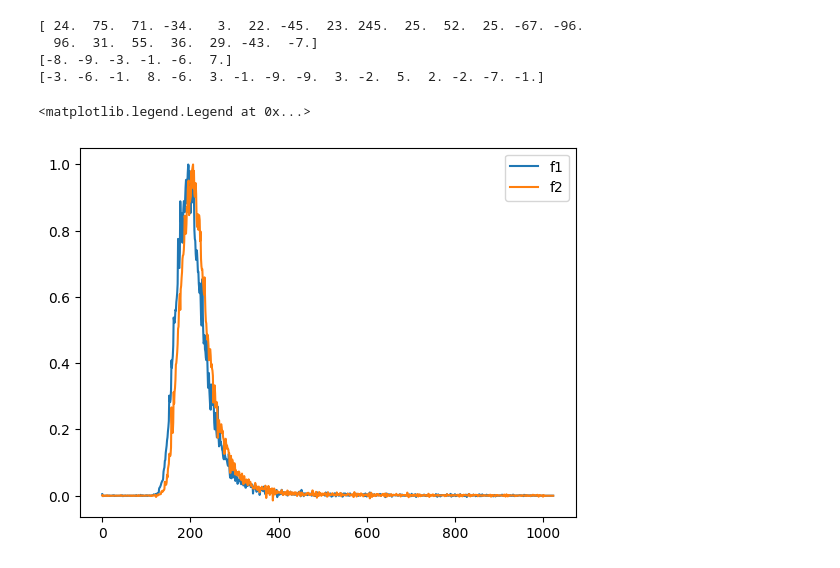
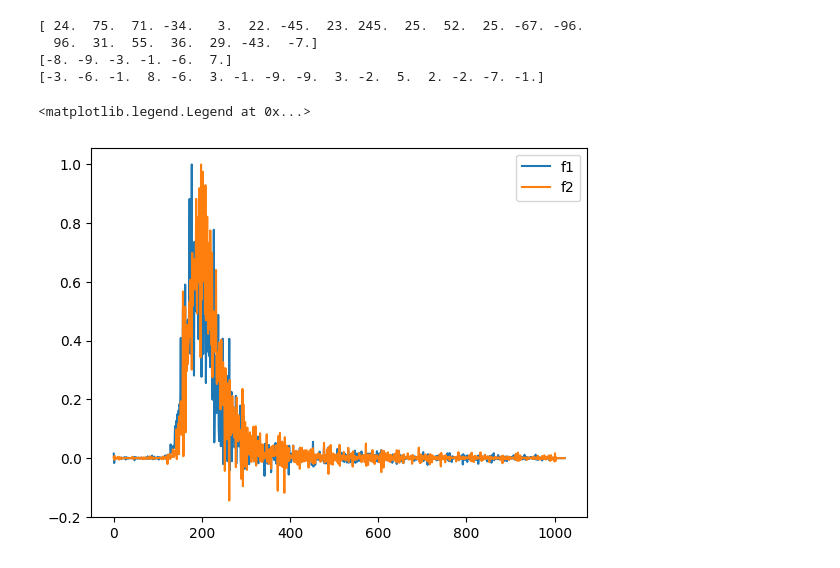
Before and after one commit to polyquantique/Perceval, a Jupyter notebook: polyquantique/SandboxSimon/Results/CompareCnot.ipynb, the cells around one changed output. Saved outputs shown, nothing was run; the diff lists cells and outputs as text; code cells hidden in the pictures.

```diff
--- a/polyquantique/SandboxSimon/Results/CompareCnot.ipynb
+++ b/polyquantique/SandboxSimon/Results/CompareCnot.ipynb
@@ -143,25 +143,27 @@ idx1 = np.argmax(env1Interp)
 
 
 littleTime = np.linspace(0,300,50,endpoint=False)
-laserPulse = lorenztienne(littleTime,0,5)
+laserPulse = lorenztienne(littleTime,0,10)
 laserPulse = laserPulse/np.max(laserPulse)
-detector = lorenztienne(littleTime,0,9)
+detector = lorenztienne(littleTime,0,18)
 detector = detector/np.max(detector)
-jitter = lorenztienne(littleTime,0,4.5)
+jitter = lorenztienne(littleTime,0,9)
 jitter = jitter/np.max(jitter)
 # %%
 #f,_ = signal.deconvolve(env1Interp,laserPulse1)
 hprime = conv(laserPulse,detector)
 h = conv(hprime,jitter)
 f1 = deconv(env1Interp,h)
 f2 = deconv(env2Interp,h)
-
+x = np.linspace(extime[0],extime[-1],len(f2))
+f1 = f1/np.sqrt(Overlap(f1,f1,x))
+f2 = f2/np.sqrt(Overlap(f2,f2,x))
 plt.plot(f1/np.max(f1),label = 'f1')
 plt.plot(f2/np.max(f2),label = 'f2')
 """ plt.plot(env1Interp,label = 'real1')
 plt.plot(env2Interp,label = 'real2') """
 
 plt.legend()
 # %% [output]
 <matplotlib.legend.Legend at 0x...>
-[figure, old version]
+[figure, new version]
```
Also changed, not shown: parts of 6 cells of this notebook, 1 other file.
